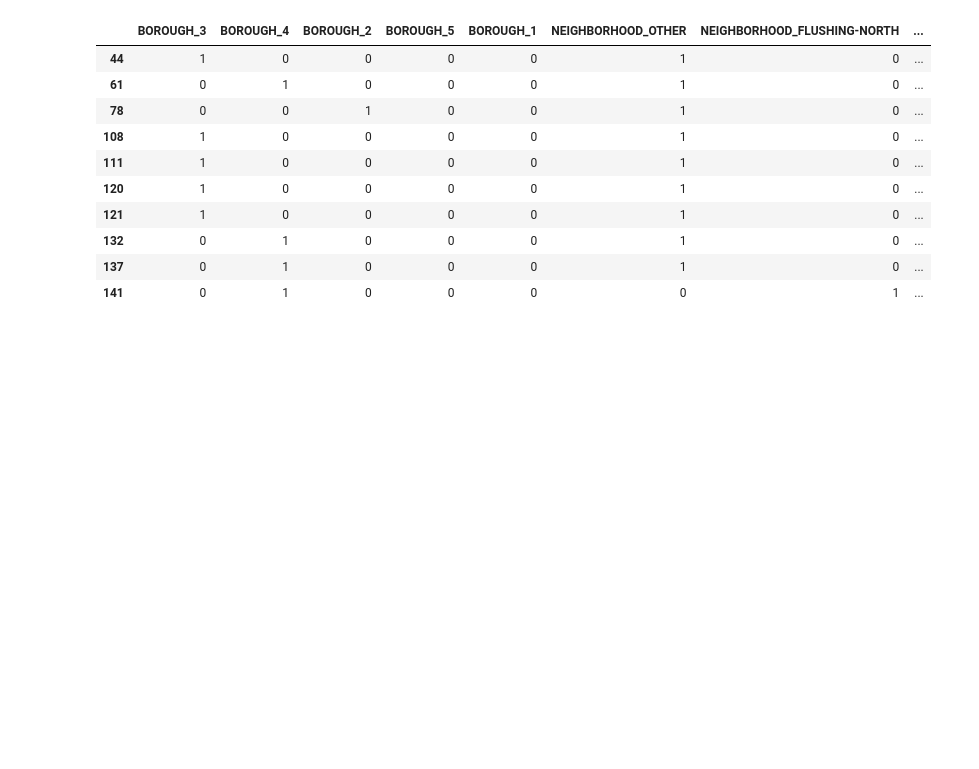
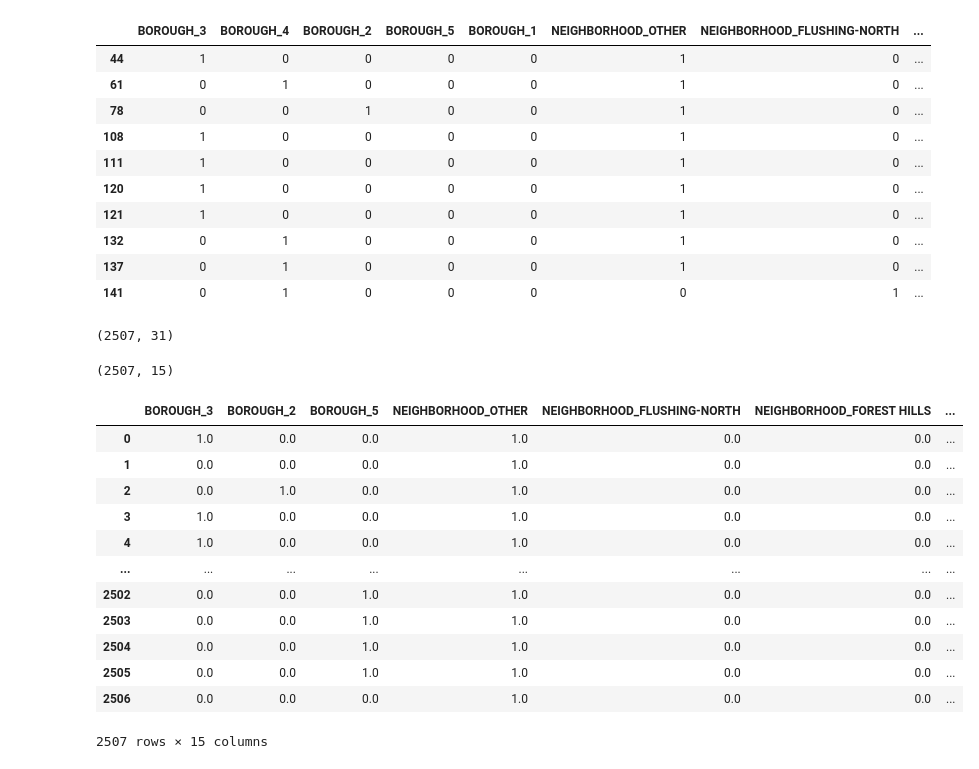
Before and after one commit to bloominstituteoftechnology/DS-Unit-2-Linear-Models, a Jupyter notebook: module3-ridge-regression/LS_DS_213_assignment.ipynb, the cells around one changed output. Cells and saved outputs as stored; diff of their text form; code cells hidden in the pictures; blank space fills up the shorter version.

```diff
--- a/module3-ridge-regression/LS_DS_213_assignment.ipynb
+++ b/module3-ridge-regression/LS_DS_213_assignment.ipynb
@@ -176,3 +177,42 @@ X_train_enc.head(10)
 | 132 | 0 | 1 | 0 | 0 | 0 | 1 | 0 | ... |
 | 137 | 0 | 1 | 0 | 0 | 0 | 1 | 0 | ... |
 | 141 | 0 | 1 | 0 | 0 | 0 | 0 | 1 | ... |
+# %%
+X_train_enc.shape
+# %% [output]
+(2507, 31)
+# %%
+# Time to try out SelectKBest
+from sklearn.feature_selection import SelectKBest, f_regression
+
+selector = SelectKBest(score_func= f_regression, k=15)
+
+X_train_kbest = selector.fit_transform(X_train_enc, y_train)
+X_test_kbest = selector.transform(X_test_enc)
+# %%
+X_train_kbest.shape
+# %% [output]
+(2507, 15)
+# %%
+mask = selector.get_support()
+k_columns = X_train_enc.columns[mask]
+# %%
+# Id rather not work with just an array
+X_train_final = pd.DataFrame(data=X_train_kbest, columns=k_columns)
+X_test_final = pd.DataFrame(data=X_test_kbest, columns=k_columns)
+# %%
+X_train_final
+# %% [output]
+|  | BOROUGH_3 | BOROUGH_2 | BOROUGH_5 | NEIGHBORHOOD_OTHER | NEIGHBORHOOD_FLUSHING-NORTH | NEIGHBORHOOD_FOREST HILLS | ... |
+| 0 | 1.0 | 0.0 | 0.0 | 1.0 | 0.0 | 0.0 | ... |
+| 1 | 0.0 | 0.0 | 0.0 | 1.0 | 0.0 | 0.0 | ... |
+| 2 | 0.0 | 1.0 | 0.0 | 1.0 | 0.0 | 0.0 | ... |
+| 3 | 1.0 | 0.0 | 0.0 | 1.0 | 0.0 | 0.0 | ... |
+| 4 | 1.0 | 0.0 | 0.0 | 1.0 | 0.0 | 0.0 | ... |
+| ... | ... | ... | ... | ... | ... | ... | ... |
+| 2502 | 0.0 | 0.0 | 1.0 | 1.0 | 0.0 | 0.0 | ... |
+| 2503 | 0.0 | 0.0 | 1.0 | 1.0 | 0.0 | 0.0 | ... |
+| 2504 | 0.0 | 0.0 | 1.0 | 1.0 | 0.0 | 0.0 | ... |
+| 2505 | 0.0 | 0.0 | 1.0 | 1.0 | 0.0 | 0.0 | ... |
+| 2506 | 0.0 | 0.0 | 0.0 | 1.0 | 0.0 | 0.0 | ... |
+2507 rows × 15 columns
```
Also changed, not shown: parts of 3 cells of this notebook.
